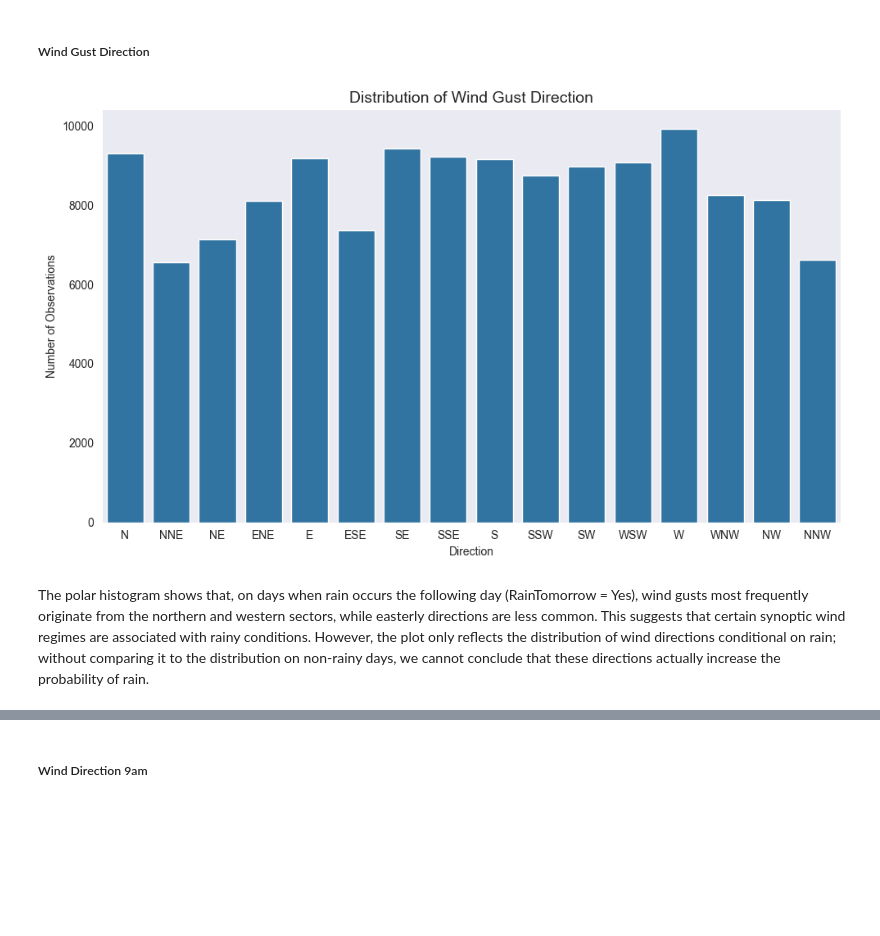
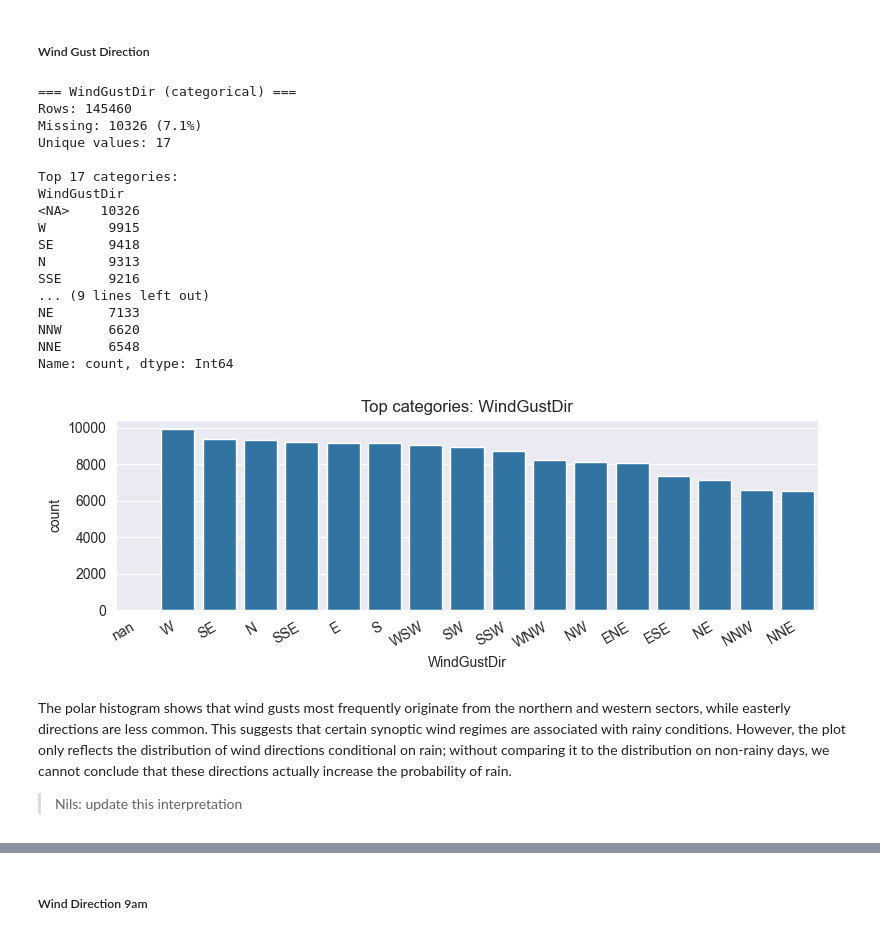
Before and after one commit to AstouK/Rain_Australia, a Jupyter notebook: rain_australia v2.ipynb, the cells around one changed output, grey strips where cells are left out. Cells and saved outputs as stored; diff of their text form; code cells hidden in the pictures; blank space fills up the shorter version.

```diff
--- a/rain_australia v2.ipynb
+++ b/rain_australia v2.ipynb
@@ -526,19 +526,8 @@ CLOUD_TEXT_ORDER = [
 # %% [markdown]
 ##### Helper Functions
 # %%
-# Nils Becker
-#
-
-def univariate_feature_report(df, col, target, kind, bins, top_k):
-    if kind == "numerical":
-        report_numerical(df,col, target)
-    elif kind == "categorical":
-        report_categorical(df, col, target)
-    else:
-        "Error. Must be either numerical or categorical"
-
-
-def report_numerical(df, col, target=None, bins=30):
+# Automatic EDA for numerical features. Returns number of data points, missing values and plot, descriptive statsitics, skewness,
+def univariate_report_numerical(df, col, target=None, bins=30):
     # convert column to numerical
     s = pd.to_numeric(df[col], errors="coerce")
 
@@ -614,7 +603,7 @@ def report_numerical(df, col, target=None, bins=30):
             plt.tight_layout()
             plt.show()
 
-def report_categorical(df, col, top_k=10):
+def univariate_report_categorical(df, col, top_k=10):
     s = df[col].astype("string")
 
     n = len(s)
@@ -1091,26 +1065,29 @@ map_australia
 # %% [markdown]
 ##### Wind Gust Direction
 # %%
-WindGustDir_order = [
-        'N', 'NNE', 'NE', 'ENE',
-        'E', 'ESE', 'SE', 'SSE',
-        'S', 'SSW', 'SW', 'WSW',
-        'W', 'WNW', 'NW', 'NNW'
-        ]
-
-plt.figure(figsize=(10, 6))
-sns.countplot(x=df_eda['WindGustDir'], order=WindGustDir_order)
-plt.title('Distribution of Wind Gust Direction', fontsize=14)
-plt.xlabel('Direction')
-plt.ylabel('Number of Observations')
-plt.xticks(rotation=0)
-plt.grid(axis='y')
-plt.tight_layout()
-plt.show()
+univariate_report_categorical(df_eda,col='WindGustDir',top_k=17)
 # %% [output]
+=== WindGustDir (categorical) ===
+Rows: 145460
+Missing: 10326 (7.1%)
+Unique values: 17
+
+Top 17 categories:
+WindGustDir
+<NA>    10326
+W        9915
+SE       9418
+N        9313
+SSE      9216
+... (9 lines left out)
+NE       7133
+NNW      6620
+NNE      6548
+Name: count, dtype: Int64
-[figure, old version]
+[figure, new version]
 # %% [markdown]
-The polar histogram shows that, on days when rain occurs the following day (RainTomorrow = Yes), wind gusts most frequently originate from the northern and western sectors, while easterly directions are less common. This suggests that certain synoptic wind regimes are associated with rainy conditions. However, the plot only reflects the distribution of wind directions conditional on rain; without comparing it to the distribution on non-rainy days, we cannot conclude that these directions actually increase the probability of rain.
+The polar histogram shows that wind gusts most frequently originate from the northern and western sectors, while easterly directions are less common. This suggests that certain synoptic wind regimes are associated with rainy conditions. However, the plot only reflects the distribution of wind directions conditional on rain; without comparing it to the distribution on non-rainy days, we cannot conclude that these directions actually increase the probability of rain.
+> Nils: update this interpretation
 # %%
 WindGustDir_order = [
     'N', 'NNE', 'NE', 'ENE',
```
Also changed, not shown: parts of 35 cells of this notebook.
